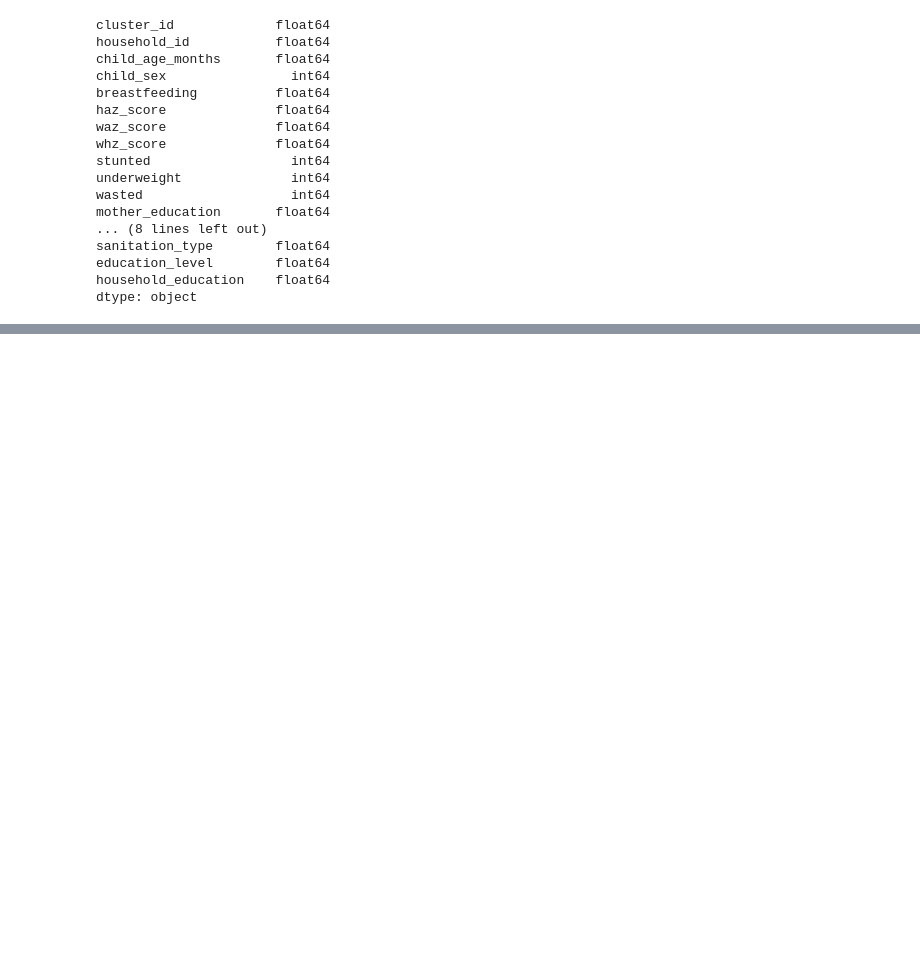
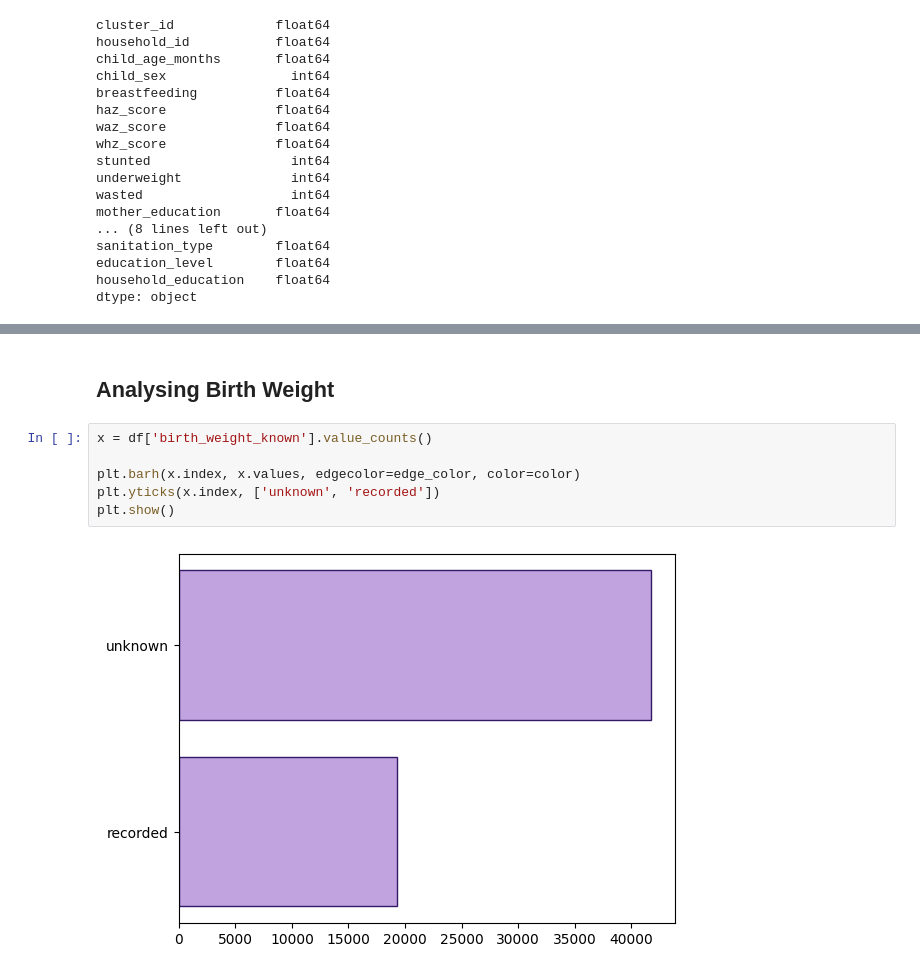
Before and after one commit to Nefertiti23/malnutrition-predictor, a Jupyter notebook: ml/notebooks/exploring/univariate_analysis.ipynb, the cells around one changed output, grey strips where cells are left out. Cells and saved outputs as stored; diff of their text form; blank space fills up the shorter version.

Commit message:
complete univariate analysis

```diff
--- a/ml/notebooks/exploring/univariate_analysis.ipynb
+++ b/ml/notebooks/exploring/univariate_analysis.ipynb
@@ -57,0 +122,10 @@ dtype: object
+# %% [markdown]
+## Analysing Birth Weight
+# %%
+x = df['birth_weight_known'].value_counts()
+
+plt.barh(x.index, x.values, edgecolor=edge_color, color=color)
+plt.yticks(x.index, ['unknown', 'recorded'])
+plt.show()
+# %% [output]
+[figure, added]
```
Also changed, not shown: parts of 24 cells of this notebook, 10 other files.
